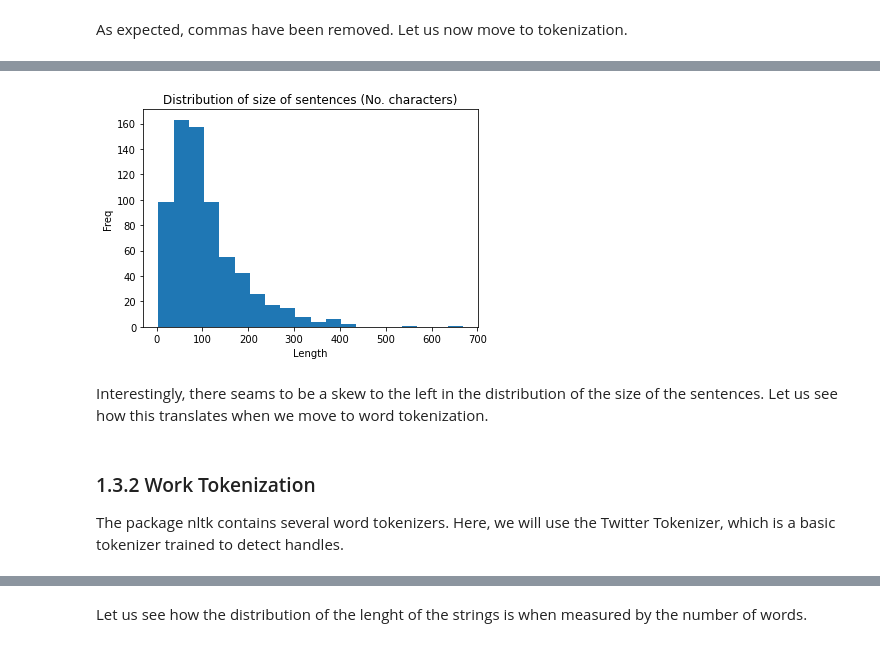
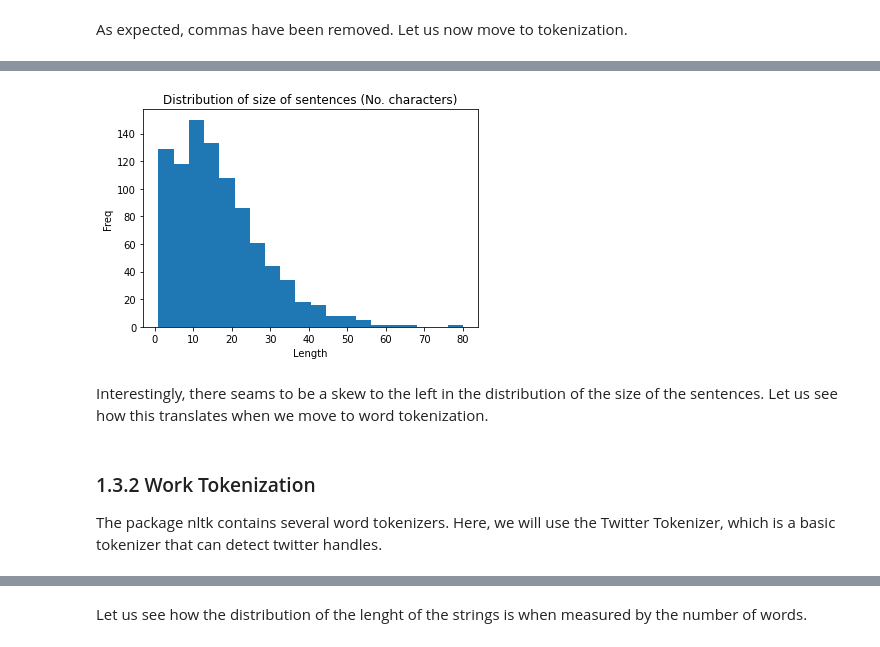
Before and after one commit to ruisp666/text-analytics, a Jupyter notebook: text_trial.ipynb, the cells around one changed output, grey strips where cells are left out. Saved outputs shown, nothing was run; the diff lists cells and outputs as text; code cells hidden in the pictures.

Commit message:
Added a section with pre-trained roberta-base transformer model for sentence tokenization

```diff
--- a/text_trial.ipynb
+++ b/text_trial.ipynb
@@ -137,0 +188,5 @@ We can see that now we have a list of sentences, where each sentence is an unstr
+# %%
+# Load the transformer model and apply to our text
+import spacy
+nlp = spacy.load("en_core_web_trf")
+doc_0 = nlp(doc_norm_cleaned)
@@ -137,0 +248,4 @@ We can see that now we have a list of sentences, where each sentence is an unstr
+# %%
+doc_2 = nlp(doc)
+doc_2_sentences = [sen for sen in doc_2.sents]
+print(f'{len(doc_2_sentences)} sentences parsed with the roberta-base pretrained tokenizer on original text after normalization with lower caps.')
@@ -138,18 +323,18 @@ We can see that now we have a list of sentences, where each sentence is an unstr
 # %%
 import matplotlib.pyplot as plt
-counter_chars = [len(sen) for sen in doc_norm_cleaned_sentencized]
+counter_chars = [len(sen) for sen in doc_2_sentences]
 plt.hist(counter_chars, bins=20)
 plt.title('Distribution of size of sentences (No. characters)')
 plt.xlabel('Length')
 plt.ylabel('Freq')
 plt.show()
 # %% [output]
-[figure, old version]
+[figure, new version]
 # %% [markdown]
 Interestingly, there seams to be a skew to the left in the distribution of the size of the sentences. Let us see how this translates when we move to word tokenization.
 # %% [markdown]
 ### 1.3.2 Work Tokenization
-The package nltk contains several word tokenizers. Here, we will use the Twitter Tokenizer, which is a basic tokenizer trained to detect handles.
+The package nltk contains several word tokenizers. Here, we will use the Twitter Tokenizer, which is a basic tokenizer that can detect twitter handles.
 # %%
 from nltk.tokenize import TweetTokenizer
 tokenizer = TweetTokenizer()
```
Also changed, not shown: parts of 34 cells of this notebook.
